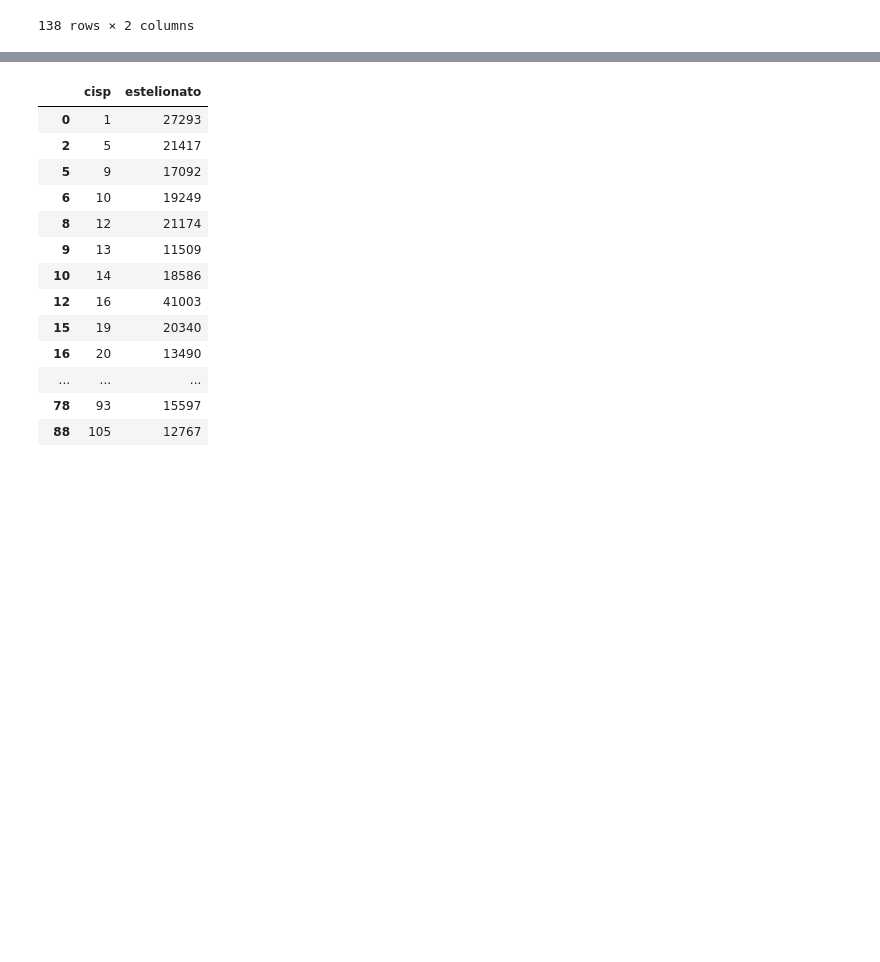
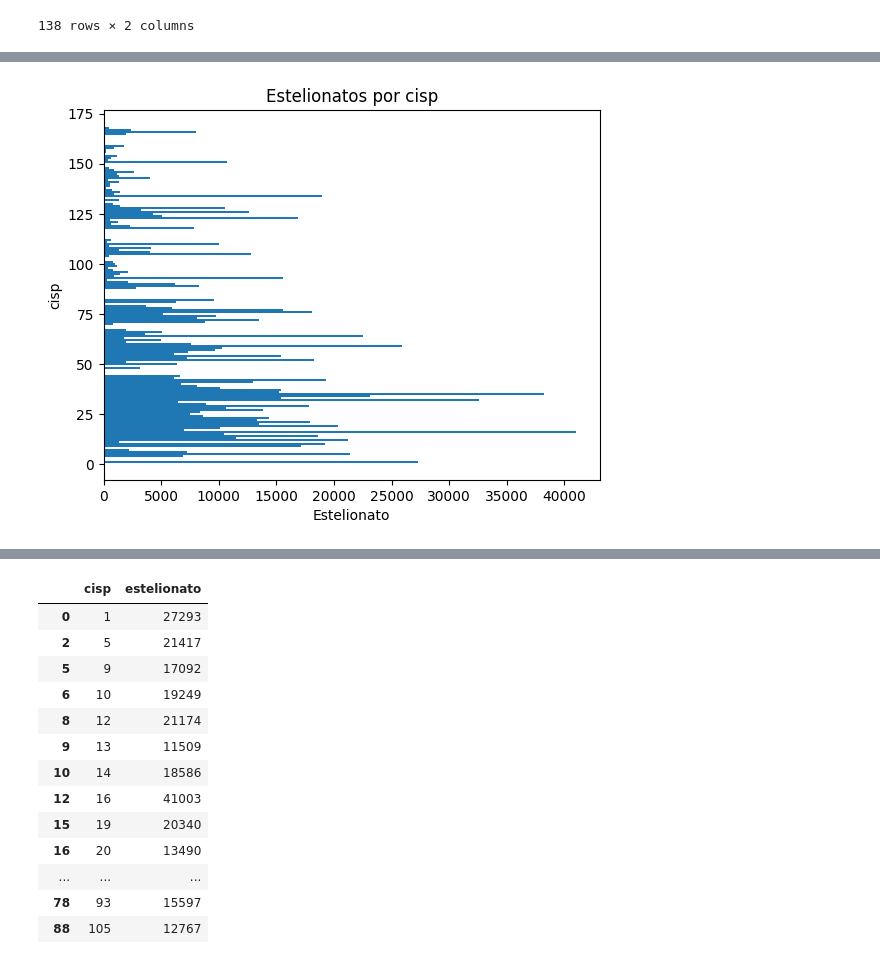
Before and after one commit to MatheusVieira12/Repo_Senac, a Jupyter notebook: atividades/atv_np.ipynb, the cells around one changed output, grey strips where cells are left out. Cells and saved outputs as stored; diff of their text form; code cells hidden in the pictures; blank space fills up the shorter version.

```diff
--- a/atividades/atv_np.ipynb
+++ b/atividades/atv_np.ipynb
@@ -274 +337,15 @@ terceiro quartil: 11315.75
+# %%
+
+df = {'delegacias': BaseDP_estelionato['cisp'], 'estelionatos': BaseDP_estelionato['estelionato']}
+
+
+BaseDP_estelionato_ordenado = BaseDP_estelionato.sort_values(by='estelionato', ascending=False)
+
+plt.barh(BaseDP_estelionato_ordenado['cisp'], BaseDP_estelionato_ordenado['estelionato'])
+plt.title('Estelionatos por cisp')
+plt.xlabel('Estelionato')
+plt.ylabel('cisp')
+plt.show()
+# %% [output]
+[figure, added]
 # %%
```
Also changed, not shown: parts of 6 cells of this notebook, 2 other files.
